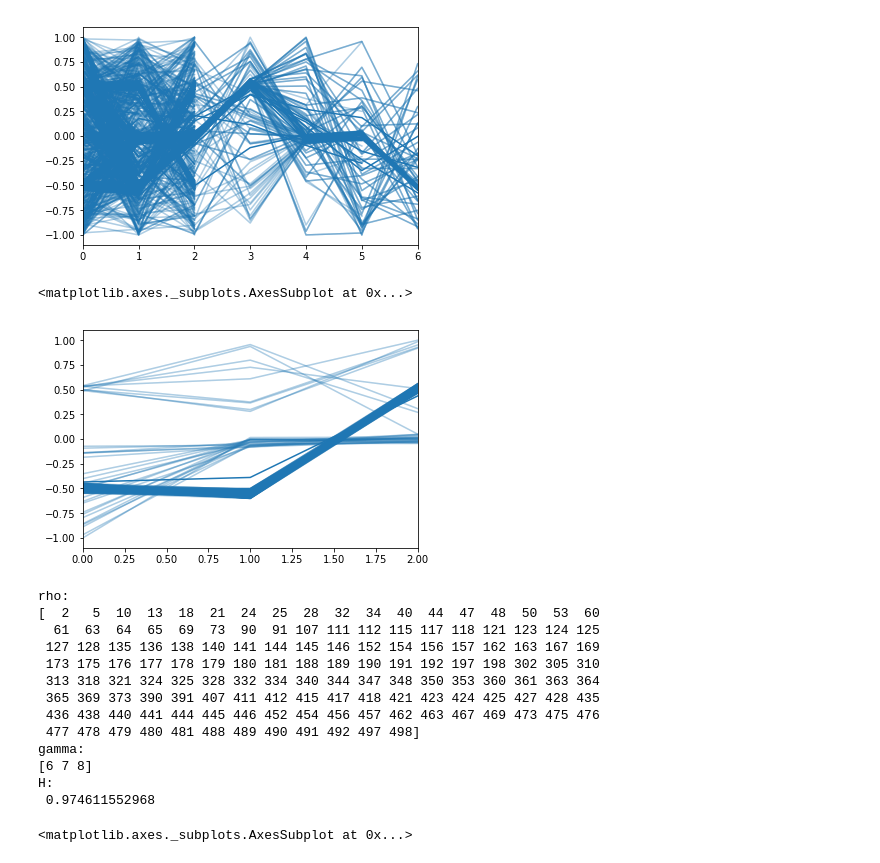
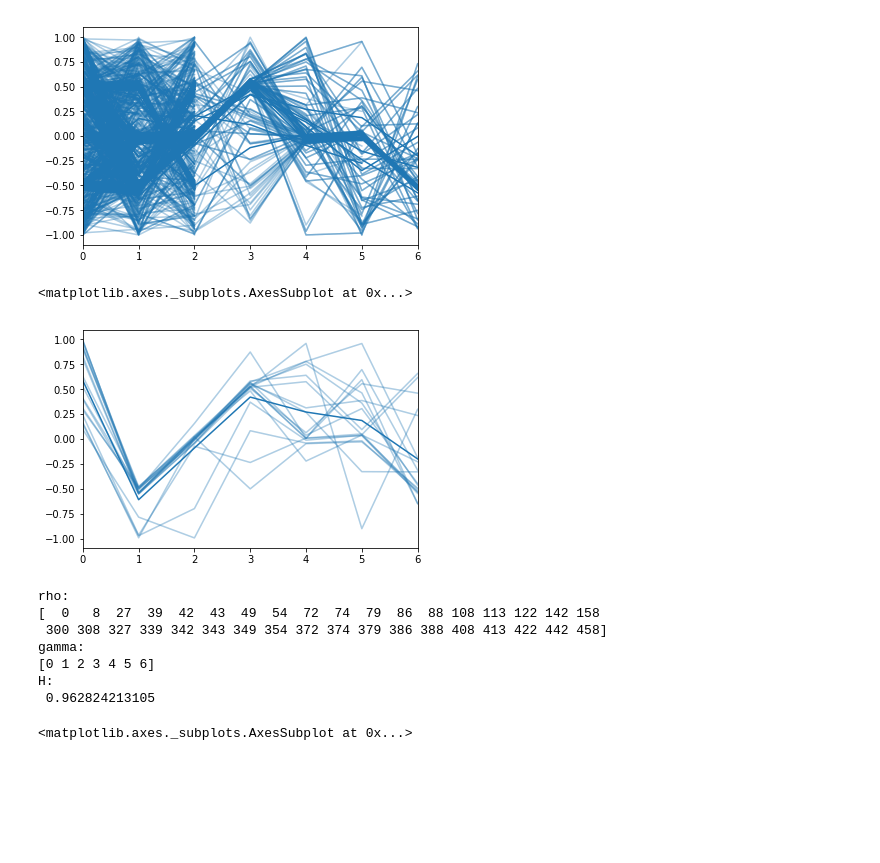
Before and after one commit to josechudev/GeneExpressionBiClustering, a Jupyter notebook: Notebooks/3.1 TS-RAPOOC.ipynb, the cells around one changed output. Saved outputs shown, nothing was run; the diff lists cells and outputs as text; code cells hidden in the pictures; blank space fills up the shorter version.

```diff
--- a/Notebooks/3.1 TS-RAPOOC.ipynb
+++ b/Notebooks/3.1 TS-RAPOOC.ipynb
@@ -212,26 +212,20 @@ print(cluster)
 13
 [figure]
 # %%
-sns.tsplot(data= tsrapooc._D[np.ix_(tsrapooc._labels[2].rho,tsrapooc._labels[2].gamma)],err_style="unit_traces")
+sns.tsplot(data= tsrapooc._D[np.ix_(tsrapooc._labels[16].rho,tsrapooc._labels[16].gamma)],err_style="unit_traces")
 # %% [output]
 <matplotlib.axes._subplots.AxesSubplot at 0x...>
-[figure, old version]
+[figure, new version]
 # %%
-print(tsrapooc._labels[15])
+print(tsrapooc._labels[16])
 # %% [output]
 rho:
-[  2   5  10  13  18  21  24  25  28  32  34  40  44  47  48  50  53  60
-  61  63  64  65  69  73  90  91 107 111 112 115 117 118 121 123 124 125
- 127 128 135 136 138 140 141 144 145 146 152 154 156 157 162 163 167 169
- 173 175 176 177 178 179 180 181 188 189 190 191 192 197 198 302 305 310
- 313 318 321 324 325 328 332 334 340 344 347 348 350 353 360 361 363 364
- 365 369 373 390 391 407 411 412 415 417 418 421 423 424 425 427 428 435
- 436 438 440 441 444 445 446 452 454 456 457 462 463 467 469 473 475 476
- 477 478 479 480 481 488 489 490 491 492 497 498]
+[  0   8  27  39  42  43  49  54  72  74  79  86  88 108 113 122 142 158
+ 300 308 327 339 342 343 349 354 372 374 379 386 388 408 413 422 442 458]
 gamma:
-[6 7 8]
+[0 1 2 3 4 5 6]
 H:
- 0.974611552968
+ 0.962824213105
 # %%
 sns.tsplot(data= np.array(data),err_style="unit_traces")
 # %% [output]
```
Also changed, not shown: 1 other file.
